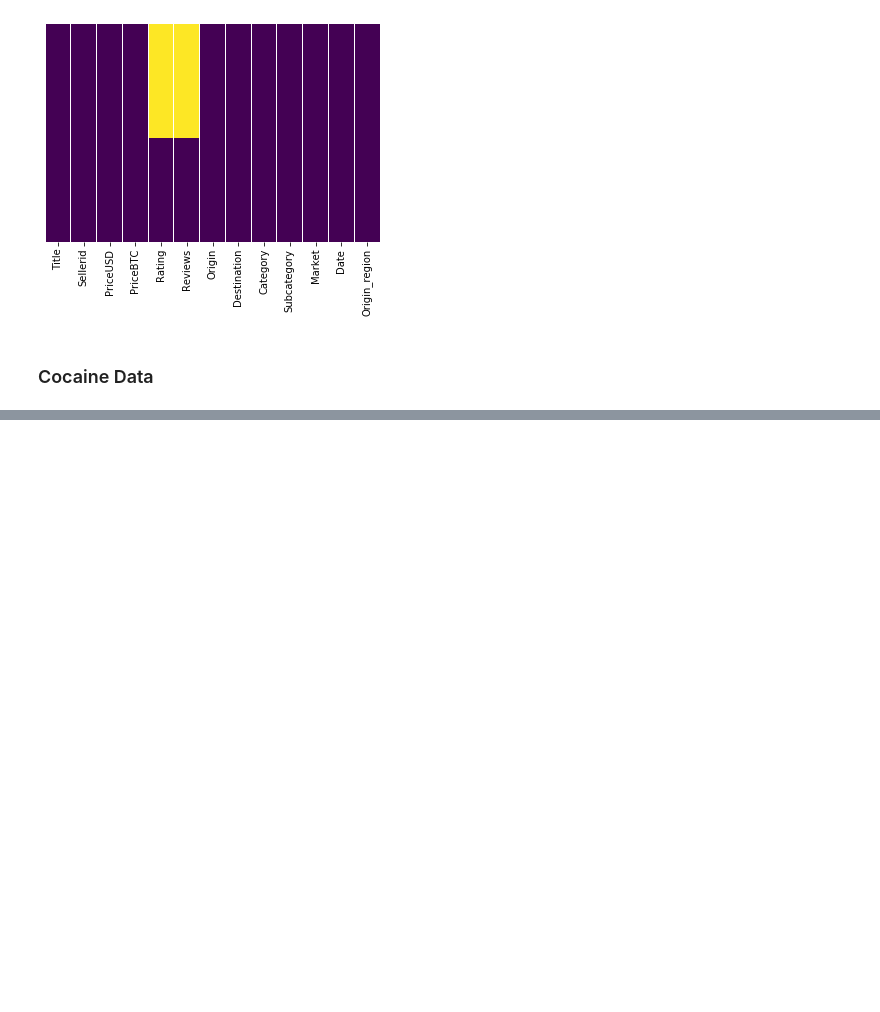
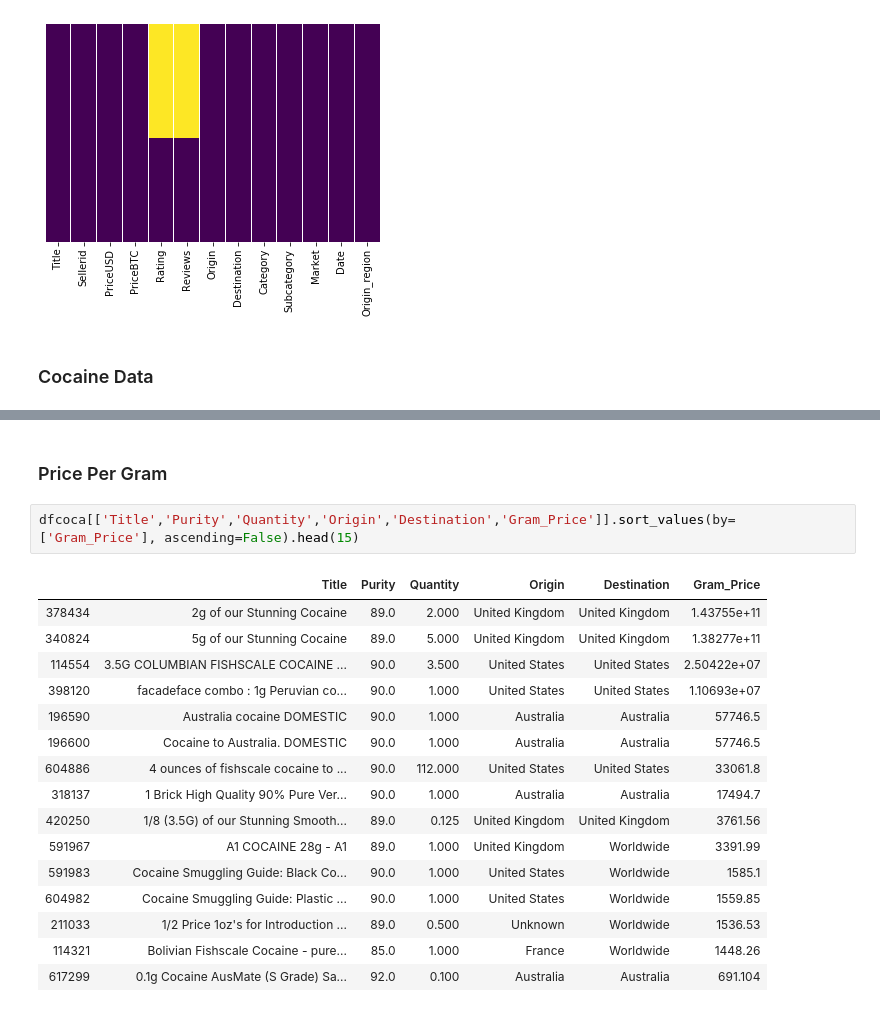
Before and after one commit to danielpetterson/darkwebmarkets, a Jupyter notebook: Silkroad2Data.ipynb, the cells around one changed output, grey strips where cells are left out. Drawn from its saved outputs; the diff is of its cells as text; blank space fills up the shorter version.

```diff
--- a/Silkroad2Data.ipynb
+++ b/Silkroad2Data.ipynb
@@ -381,0 +407,21 @@ dfcoca[dfcoca['Gram_Price'] < 700]['Gram_Price'].hist()
+# %% [markdown]
+### Price Per Gram
+# %%
+dfcoca[['Title','Purity','Quantity','Origin','Destination','Gram_Price']].sort_values(by=['Gram_Price'], ascending=False).head(15)
+# %% [output]
+|  | Title | Purity | Quantity | Origin | Destination | Gram_Price |
+| 378434 | 2g of our Stunning Cocaine | 89.0 | 2.000 | United Kingdom | United Kingdom | 1.43755e+11 |
+| 340824 | 5g of our Stunning Cocaine | 89.0 | 5.000 | United Kingdom | United Kingdom | 1.38277e+11 |
+| 114554 | 3.5G COLUMBIAN FISHSCALE COCAINE ... | 90.0 | 3.500 | United States | United States | 2.50422e+07 |
+| 398120 | facadeface combo : 1g Peruvian co... | 90.0 | 1.000 | United States | United States | 1.10693e+07 |
+| 196590 | Australia cocaine DOMESTIC | 90.0 | 1.000 | Australia | Australia | 57746.5 |
+| 196600 | Cocaine to Australia. DOMESTIC | 90.0 | 1.000 | Australia | Australia | 57746.5 |
+| 604886 | 4 ounces of fishscale cocaine to ... | 90.0 | 112.000 | United States | United States | 33061.8 |
+| 318137 | 1 Brick High Quality 90% Pure Ver... | 90.0 | 1.000 | Australia | Australia | 17494.7 |
+| 420250 | 1/8 (3.5G) of our Stunning Smooth... | 89.0 | 0.125 | United Kingdom | United Kingdom | 3761.56 |
+| 591967 | A1 COCAINE 28g - A1 | 89.0 | 1.000 | United Kingdom | Worldwide | 3391.99 |
+| 591983 | Cocaine Smuggling Guide: Black Co... | 90.0 | 1.000 | United States | Worldwide | 1585.1 |
+| 604982 | Cocaine Smuggling Guide: Plastic ... | 90.0 | 1.000 | United States | Worldwide | 1559.85 |
+| 211033 | 1/2 Price 1oz's for Introduction ... | 89.0 | 0.500 | Unknown | Worldwide | 1536.53 |
+| 114321 | Bolivian Fishscale Cocaine - pure... | 85.0 | 1.000 | France | Worldwide | 1448.26 |
+| 617299 | 0.1g Cocaine AusMate (S Grade) Sa... | 92.0 | 0.100 | Australia | Australia | 691.104 |
```
Also changed, not shown: parts of 11 cells of this notebook.
